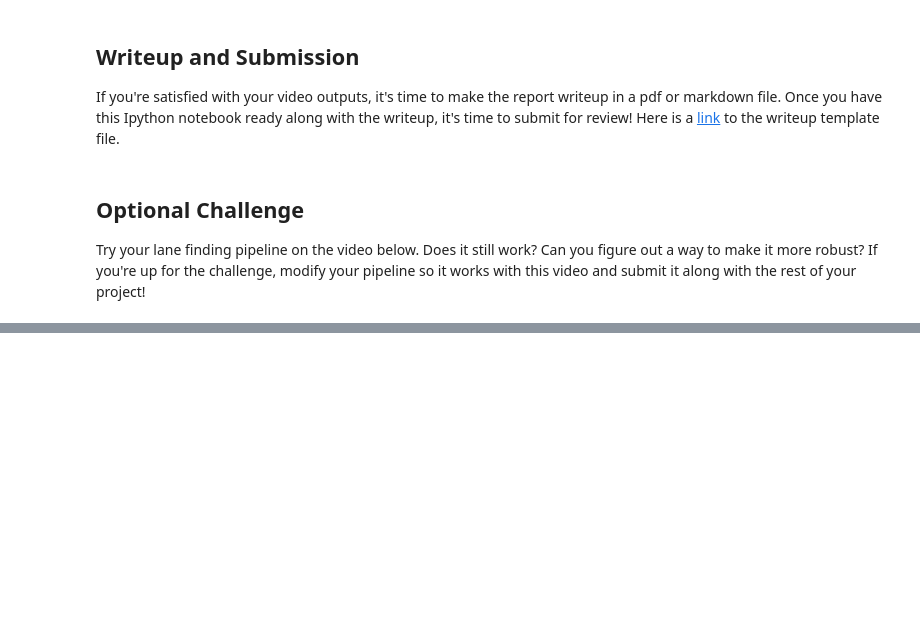
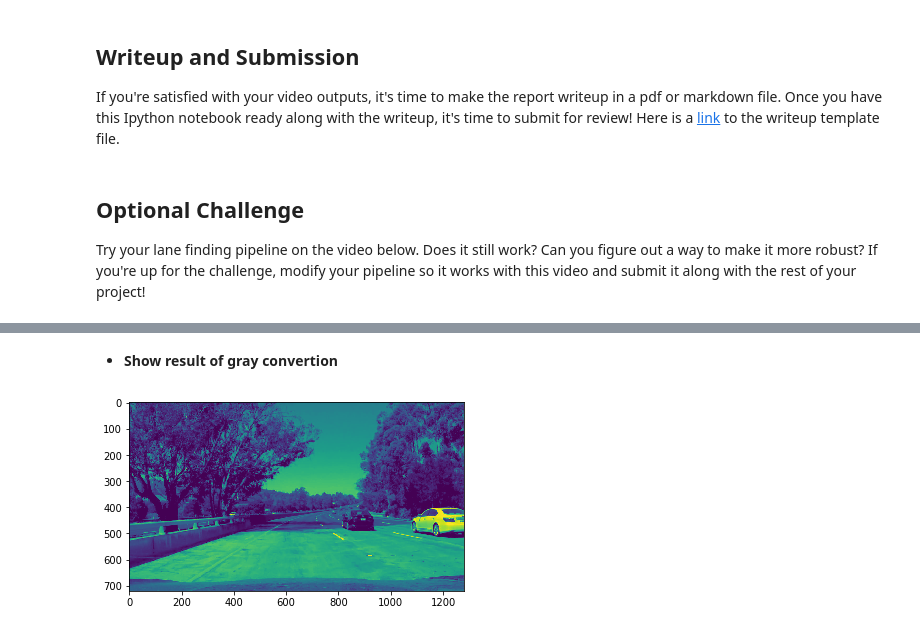
Before and after one commit to wizardkeven/CarND-LaneLines-P1, a Jupyter notebook: P1.ipynb, the cells around one changed output, grey strips where cells are left out. Cells and saved outputs as stored; diff of their text form; code cells hidden in the pictures; blank space fills up the shorter version.

```diff
--- a/P1.ipynb
+++ b/P1.ipynb
@@ -520,0 +622,7 @@ HTML("""
+# %% [markdown]
+* **Show result of gray convertion**
+# %%
+test_pic = np.copy(c_test_image)
+show_image(grayscale(test_pic))
+# %% [output]
+[figure, added]
```
Also changed, not shown: parts of 48 cells of this notebook, 8 other files.
